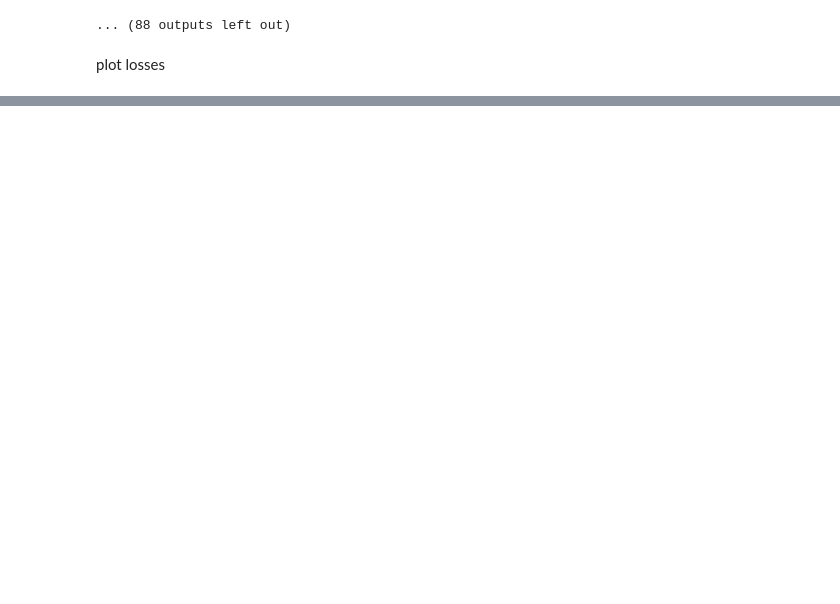
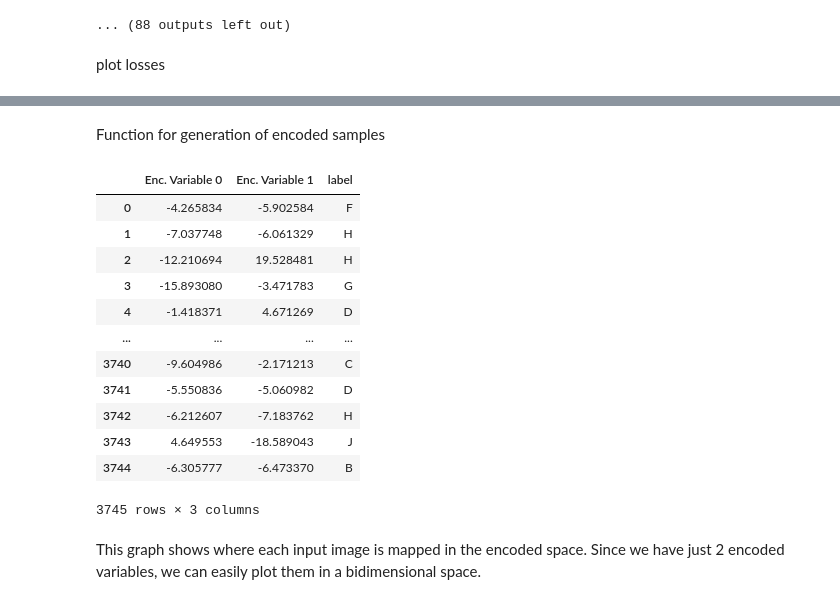
Before and after one commit to DanieleFoscarin/NNDL_hw2, a Jupyter notebook: nndl_2020__homework_2.ipynb, the cells around one changed output, grey strips where cells are left out. Cells and saved outputs as stored; diff of their text form; code cells hidden in the pictures; blank space fills up the shorter version.

```diff
--- a/nndl_2020__homework_2.ipynb
+++ b/nndl_2020__homework_2.ipynb
@@ -603,0 +593,42 @@ ax.grid(color="lightgray", linestyle=":")
+# %% [markdown]
+Function for generation of encoded samples
+# %%
+### Get the encoded representation of the test samples
+def make_encoded_samples(dataset, encoder, device):
+    encoded_samples = []
+    for sample in tqdm(dataset):
+        img = sample[0].unsqueeze(0).to(device)
+        label = sample[1]
+        # Encode image
+        encoder.eval()
+        with torch.no_grad():
+            encoded_img  = encoder(img)
+        # Append to list
+        encoded_img = encoded_img.flatten().cpu().numpy()
+        encoded_sample = {f"Enc. Variable {i}": enc for i, enc in enumerate(encoded_img)}
+        encoded_sample['label'] = label
+        encoded_samples.append(encoded_sample)
+
+    return encoded_samples
+# %%
+encoded_samples = make_encoded_samples(test_dataset, encoder, device)
+# %%
+# Convert to a dataframe
+encoded_samples = pd.DataFrame(encoded_samples)
+encoded_samples
+# %% [output]
+|  | Enc. Variable 0 | Enc. Variable 1 | label |
+| 0 | -4.265834 | -5.902584 | F |
+| 1 | -7.037748 | -6.061329 | H |
+| 2 | -12.210694 | 19.528481 | H |
+| 3 | -15.893080 | -3.471783 | G |
+| 4 | -1.418371 | 4.671269 | D |
+| ... | ... | ... | ... |
+| 3740 | -9.604986 | -2.171213 | C |
+| 3741 | -5.550836 | -5.060982 | D |
+| 3742 | -6.212607 | -7.183762 | H |
+| 3743 | 4.649553 | -18.589043 | J |
+| 3744 | -6.305777 | -6.473370 | B |
+3745 rows × 3 columns
+# %% [markdown]
+This graph shows where each input image is mapped in the encoded space. Since we have just 2 encoded variables, we can easily plot them in a bidimensional space.
```
Also changed, not shown: parts of 16 cells of this notebook.
